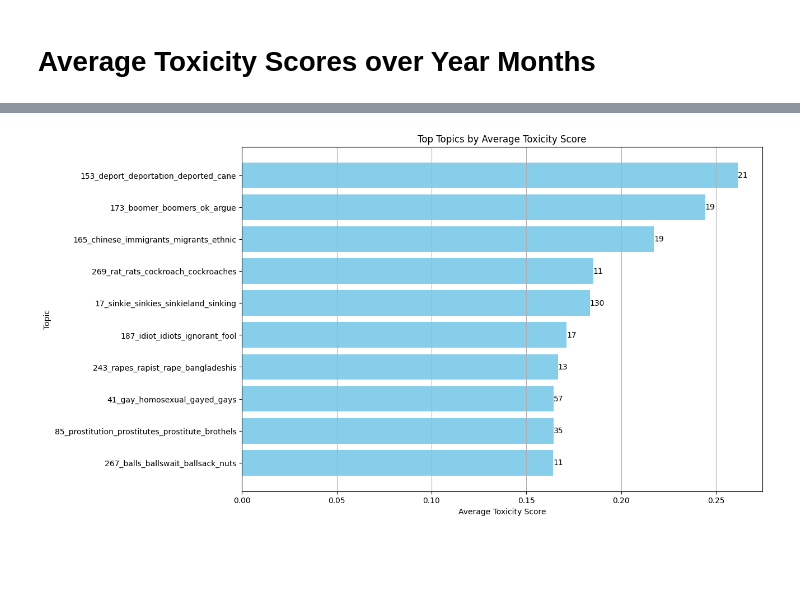
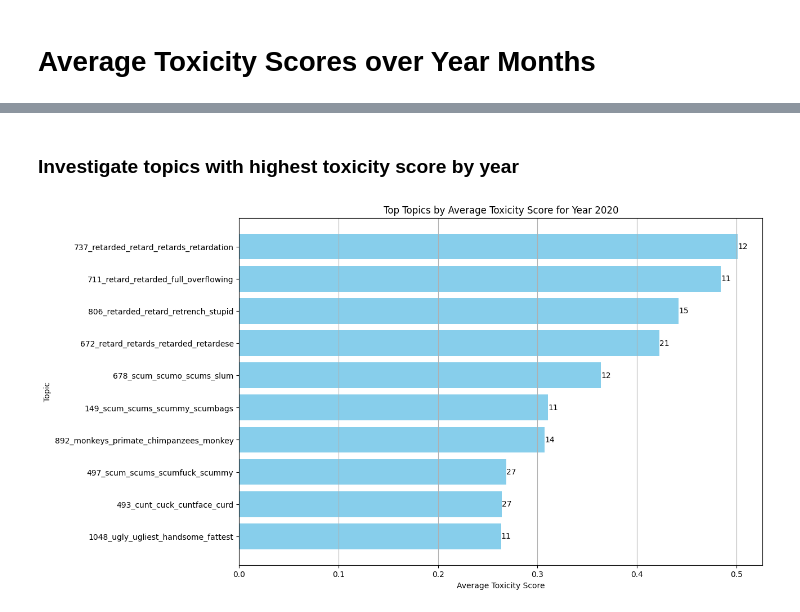
Before and after one commit to yangshutingg/dsa4264, a Jupyter notebook: src/trend_analysis.ipynb, the cells around one changed output, grey strips where cells are left out. Drawn from its saved outputs; the diff is of its cells as text; code cells hidden in the pictures; blank space fills up the shorter version.

Commit message:
add year analysis

```diff
--- a/src/trend_analysis.ipynb
+++ b/src/trend_analysis.ipynb
@@ -75,0 +52,6 @@ oct_2023 = topics_2023[(topics_2023['yearmonth'] == '2023-10') & (topics_2023['T
+# %%
+# Load topic modelling results
+topics_2020 = pd.read_csv('../data/topics_2020.csv')
+topics_2021 = pd.read_csv('../data/topics_2021.csv')
+topics_2022 = pd.read_csv('../data/topics_2022.csv')
+topics_2023 = pd.read_csv('../data/topics_2023.csv')
@@ -76 +72,4 @@ oct_2023 = topics_2023[(topics_2023['yearmonth'] == '2023-10') & (topics_2023['T
+# %%
+# Concatenate top 10 year months with highest toxicity score
+top_10 = pd.concat([may_2022, jun_2022, jul_2022, aug_2022, sep_2022, apr_2023, jun_2023, aug_2023, sep_2023, oct_2023], ignore_index=True)
 # %%
@@ -87,2 +112,10 @@ oct_2023.head()
+# %% [markdown]
+### Investigate topics with highest toxicity score by year
+# %%
+# Filter out outlier topic & sort by average toxicity score in descending order
+topics_2020 = topics_2020[(topics_2020['Topic'] != -1)].sort_values(by='average_toxicity_score', ascending=False)
+topics_2021 = topics_2021[(topics_2021['Topic'] != -1)].sort_values(by='average_toxicity_score', ascending=False)
+topics_2022 = topics_2022[(topics_2022['Topic'] != -1)].sort_values(by='average_toxicity_score', ascending=False)
+topics_2023 = topics_2023[(topics_2023['Topic'] != -1)].sort_values(by='average_toxicity_score', ascending=False)
 # %%
 # Group by 'Title' and calculate the mean toxicity score
@@ -93,23 +132,30 @@ title_toxicity.head()
+# %%
+# Group by 'Topic' and calculate the mean toxicity score
+topic_toxicity_2020 = topics_2020.groupby('Name').agg({'average_toxicity_score': 'mean', 'Count': 'size'}).reset_index()
+topic_toxicity_2021 = topics_2021.groupby('Name').agg({'average_toxicity_score': 'mean', 'Count': 'size'}).reset_index()
+topic_toxicity_2022 = topics_2022.groupby('Name').agg({'average_toxicity_score': 'mean', 'Count': 'size'}).reset_index()
+topic_toxicity_2023 = topics_2023.groupby('Name').agg({'average_toxicity_score': 'mean', 'Count': 'size'}).reset_index()
+
+# Sort by average toxicity score in descending order and select the top topics
+top_topics_2020 = topic_toxicity_2020.sort_values(by='average_toxicity_score', ascending=False).head(10)
+top_topics_2021 = topic_toxicity_2021.sort_values(by='average_toxicity_score', ascending=False).head(10)
+top_topics_2022 = topic_toxicity_2022.sort_values(by='average_toxicity_score', ascending=False).head(10)
+top_topics_2023 = topic_toxicity_2023.sort_values(by='average_toxicity_score', ascending=False).head(10)
 # %%
-# Group by 'Topic' and calculate the mean toxicity score
-topic_toxicity = oct_2023.groupby('Name').agg({'average_toxicity_score': 'mean', 'Count': 'max'}).reset_index()
-
-# Sort by average toxicity score in descending order and select the top topics
-top_topics = topic_toxicity.sort_values(by='average_toxicity_score', ascending=False).head(10)
-
+# Year 2020
 # Plotting
 plt.figure(figsize=(12, 8))
-plt.barh(top_topics['Name'], top_topics['average_toxicity_score'], color='skyblue')
-plt.title('Top Topics by Average Toxicity Score')
+plt.barh(top_topics_2020['Name'], top_topics_2020['average_toxicity_score'], color='skyblue')
+plt.title('Top Topics by Average Toxicity Score for Year 2020')
 plt.ylabel('Topic')
 plt.xlabel('Average Toxicity Score')
 
 # Add count as bar label
-for index, value in enumerate(top_topics['average_toxicity_score']):
-    plt.text(value, index, str(top_topics['Count'].iloc[index]), ha='left', va='center')
+for index, value in enumerate(top_topics_2020['average_toxicity_score']):
+    plt.text(value, index, str(top_topics_2020['Count'].iloc[index]), ha='left', va='center')
 plt.gca().invert_yaxis()
 plt.grid(axis='x')
 #plt.tight_layout()
 plt.show()
 # %% [output]
-[figure, old version]
+[figure, new version]
```
Also changed, not shown: parts of 15 cells of this notebook.
